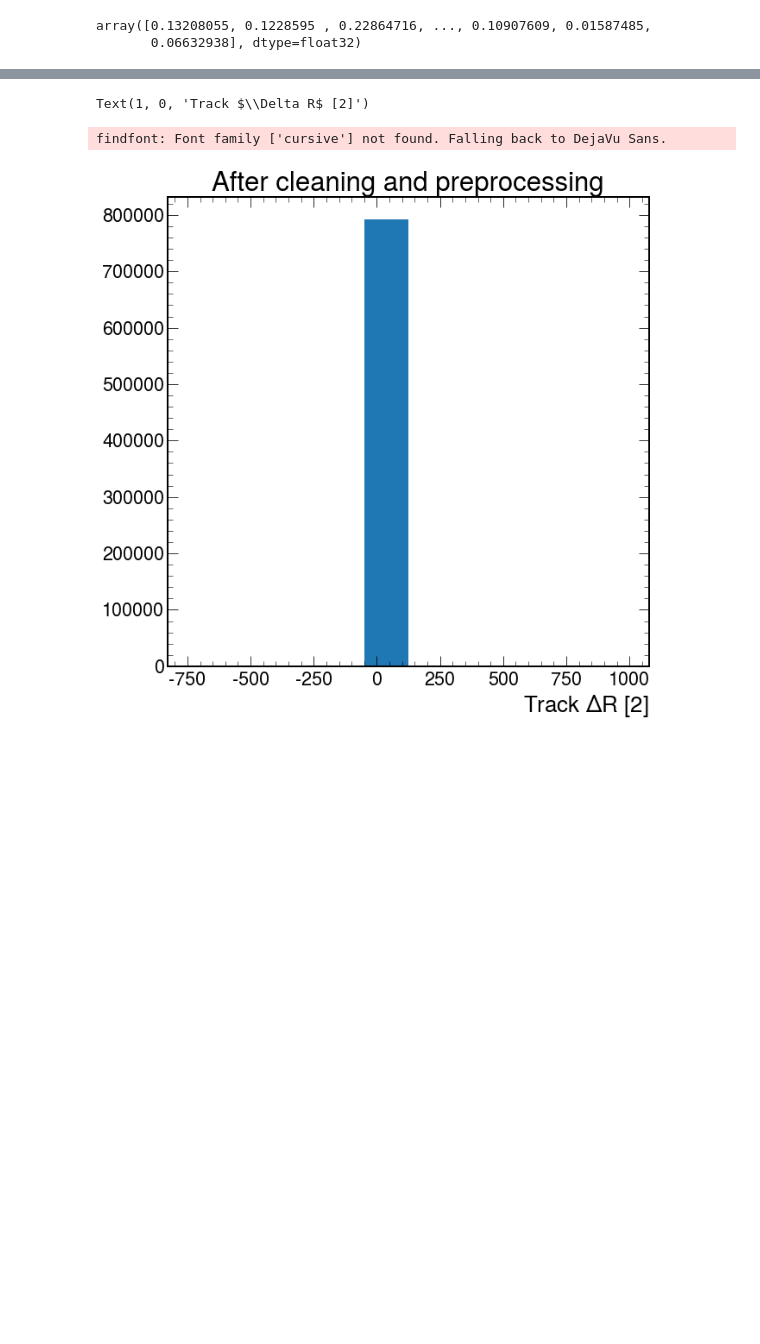
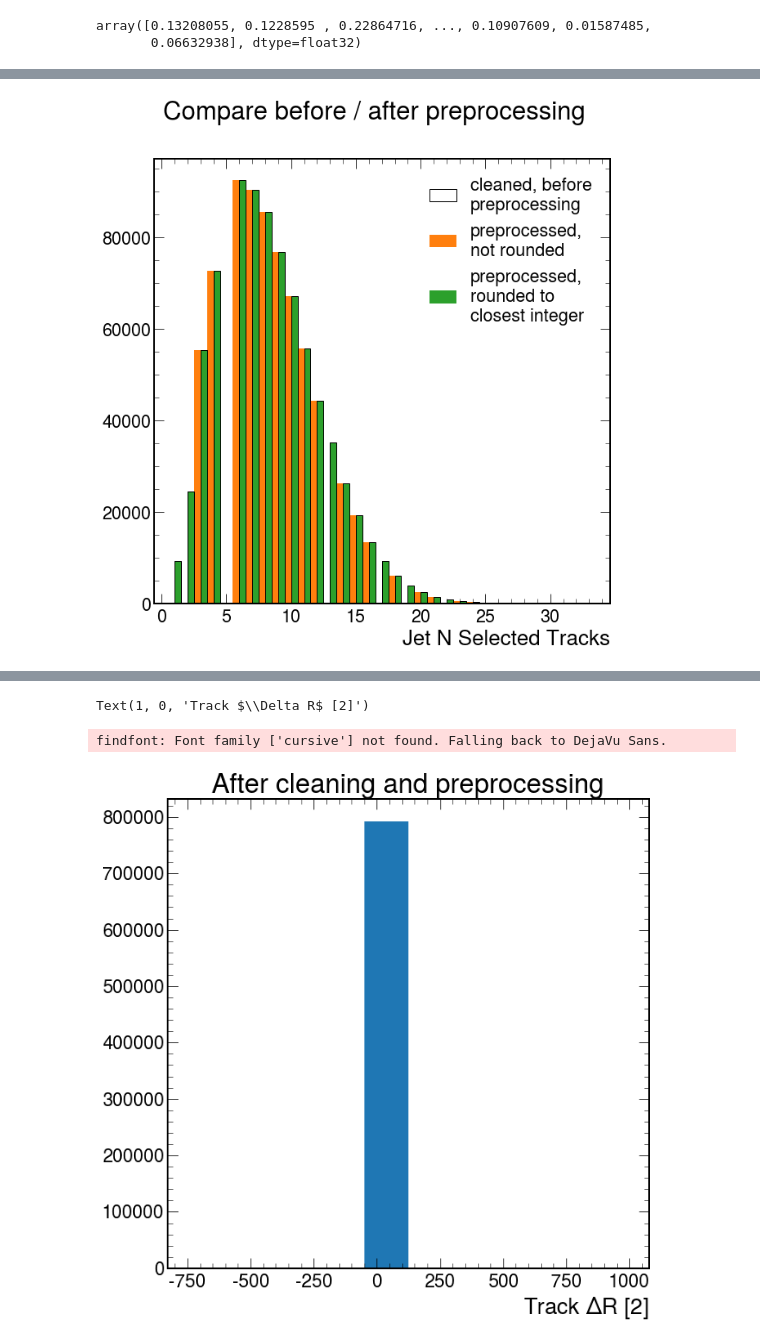
Before and after one commit to AnnikaStein/AI_Safety_2021, a Jupyter notebook: dataset_info.ipynb, the cells around one changed output, grey strips where cells are left out. Drawn from its saved outputs; the diff is of its cells as text; code cells hidden in the pictures; blank space fills up the shorter version.

```diff
--- a/dataset_info.ipynb
+++ b/dataset_info.ipynb
@@ -725,0 +803,12 @@ array([0.13208055, 0.1228595 , 0.22864716, ..., 0.10907609, 0.01587485,
+# %%
+fig, ax = plt.subplots()
+fig.suptitle('Compare before / after preprocessing')
+ax.set_xlabel(f'Jet N Selected Tracks')
+ax.hist(data0[:,64], bins=64, histtype='step', ec='black', label='cleaned, before\npreprocessing')
+ax.hist(all0feat64_not_rounded, bins=64, label='preprocessed,\nnot rounded')
+ax.hist(all0feat64, bins=64, label='preprocessed,\nrounded to\nclosest integer')
+ax.legend(loc='upper right')
+fig.savefig(f'/home/um106329/aisafety/information_datasets/jetNselectedTracks_comparison_file0.png', bbox_inches='tight', dpi=300, facecolor='w', transparent=False)
+fig.savefig(f'/home/um106329/aisafety/information_datasets/jetNselectedTracks_comparison_file0.svg', format='svg', bbox_inches='tight', facecolor='w', transparent=False)
+# %% [output]
+[figure, added]
```
Also changed, not shown: parts of 19 cells of this notebook.
